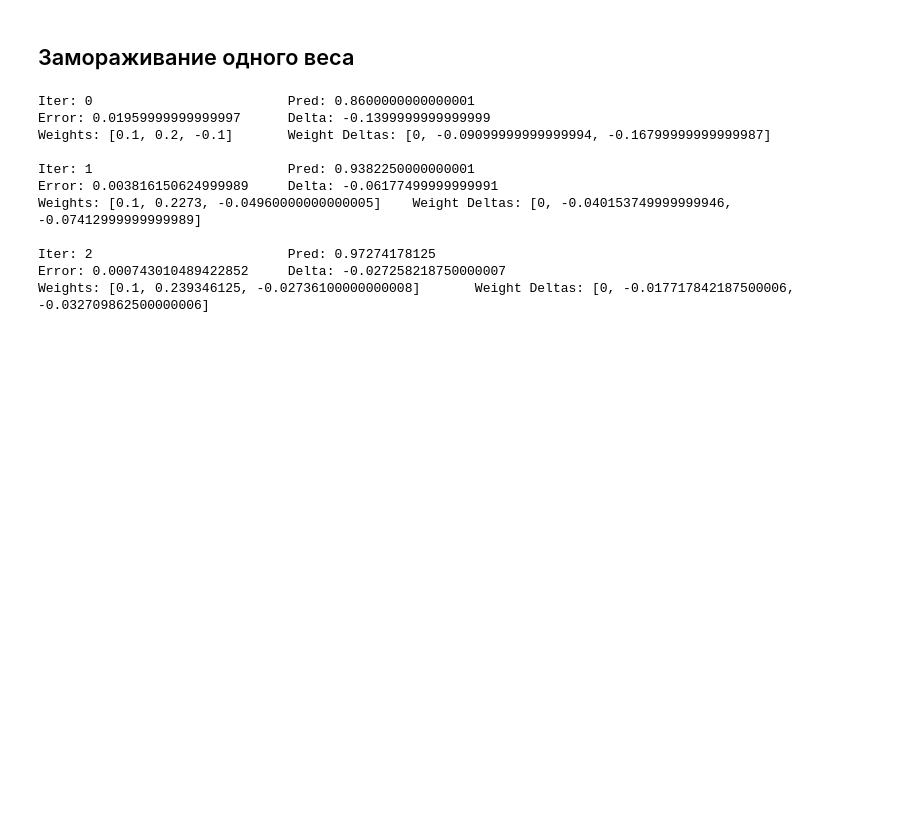
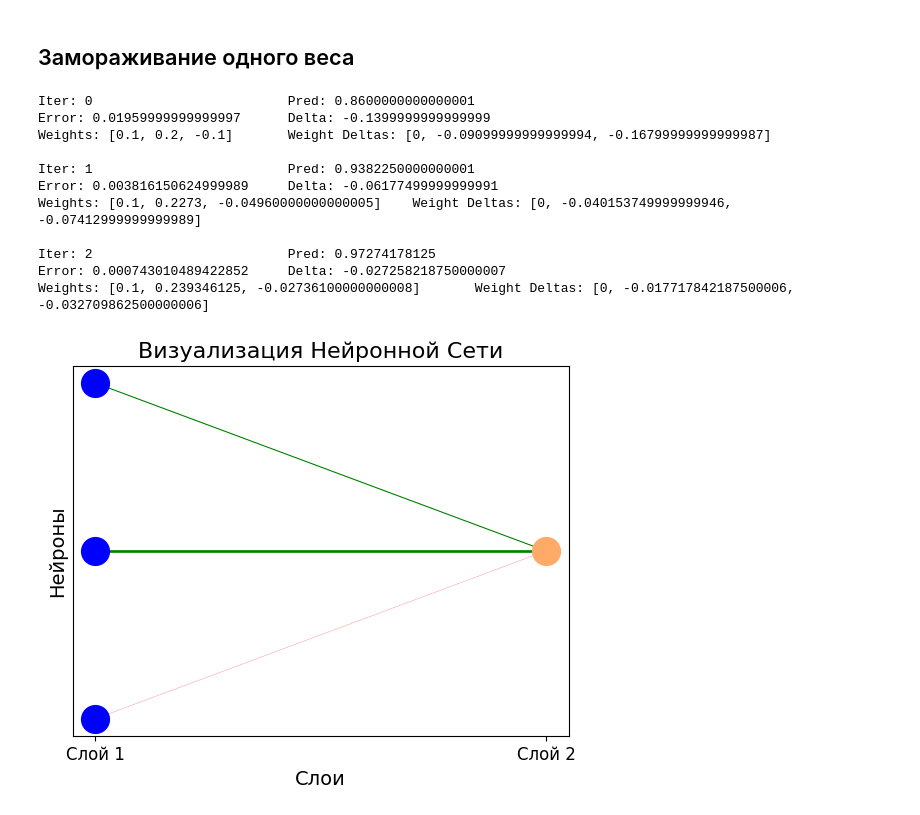
Before and after one commit to USBashka/AI-test, a Jupyter notebook: chapter5.ipynb, the cells around one changed output. Cells and saved outputs as stored; diff of their text form; code cells hidden in the pictures; blank space fills up the shorter version.

```diff
--- a/chapter5.ipynb
+++ b/chapter5.ipynb
@@ -98,3 +105,10 @@ Weights: [0.1, 0.2273, -0.04960000000000005]    Weight Deltas: [0, -0.0401537499
 Iter: 2                         Pred: 0.97274178125
 Error: 0.000743010489422852     Delta: -0.027258218750000007
 Weights: [0.1, 0.239346125, -0.02736100000000008]       Weight Deltas: [0, -0.017717842187500006, -0.032709862500000006]
+# %%
+import numpy as np
+import visualizer
+
+visualizer.visualize([3, 1], [np.array([weights]).T])
+# %% [output]
+[figure, added]
```
Also changed, not shown: parts of 1 cell of this notebook.
